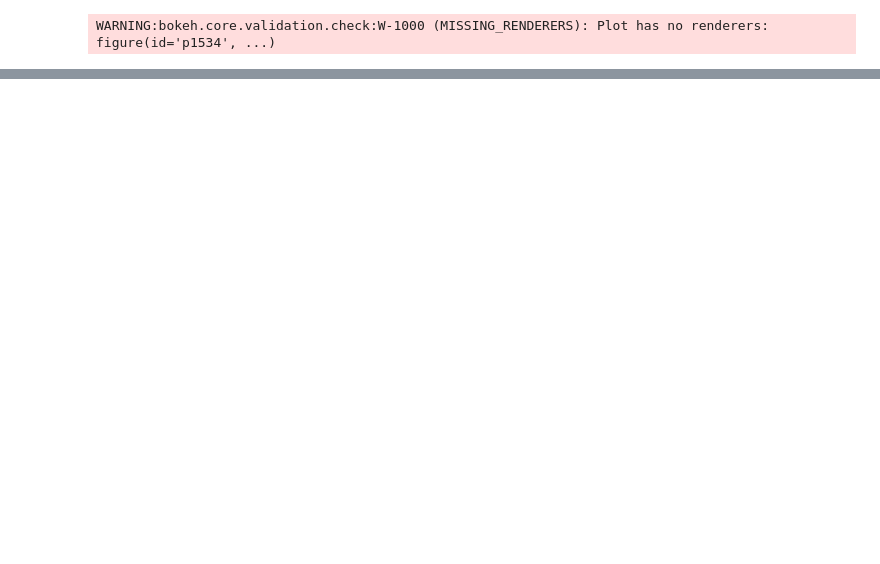
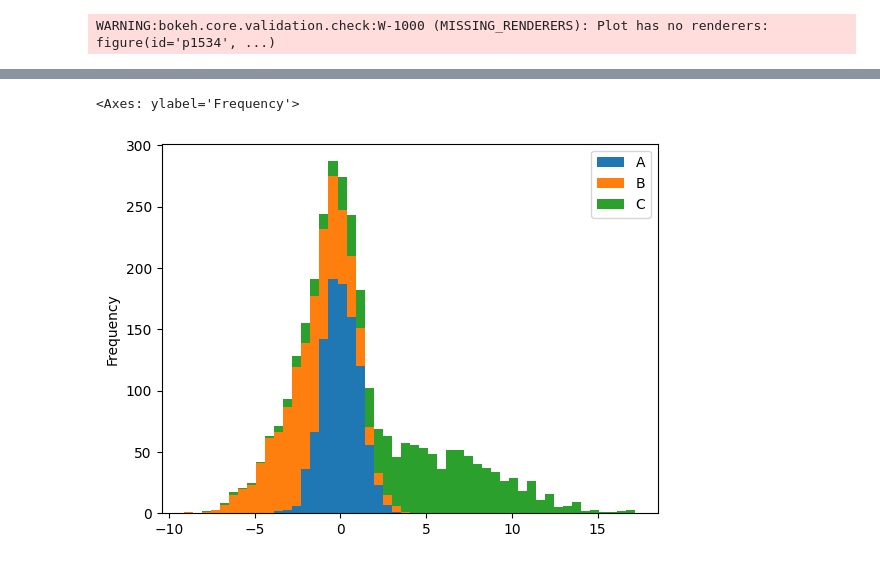
Before and after one commit to HARISH20205/work15, a Jupyter notebook: work15.ipynb, the cells around one changed output, grey strips where cells are left out. Cells and saved outputs as stored; diff of their text form; code cells hidden in the pictures; blank space fills up the shorter version.

```diff
--- a/work15.ipynb
+++ b/work15.ipynb
@@ -70,0 +175,5 @@ fig.show()
+# %%
+df.plot.hist(stacked=True,bins=50)
+# %% [output]
+<Axes: ylabel='Frequency'>
+[figure, added]
```
Also changed, not shown: parts of 19 cells of this notebook, 1 other file.
